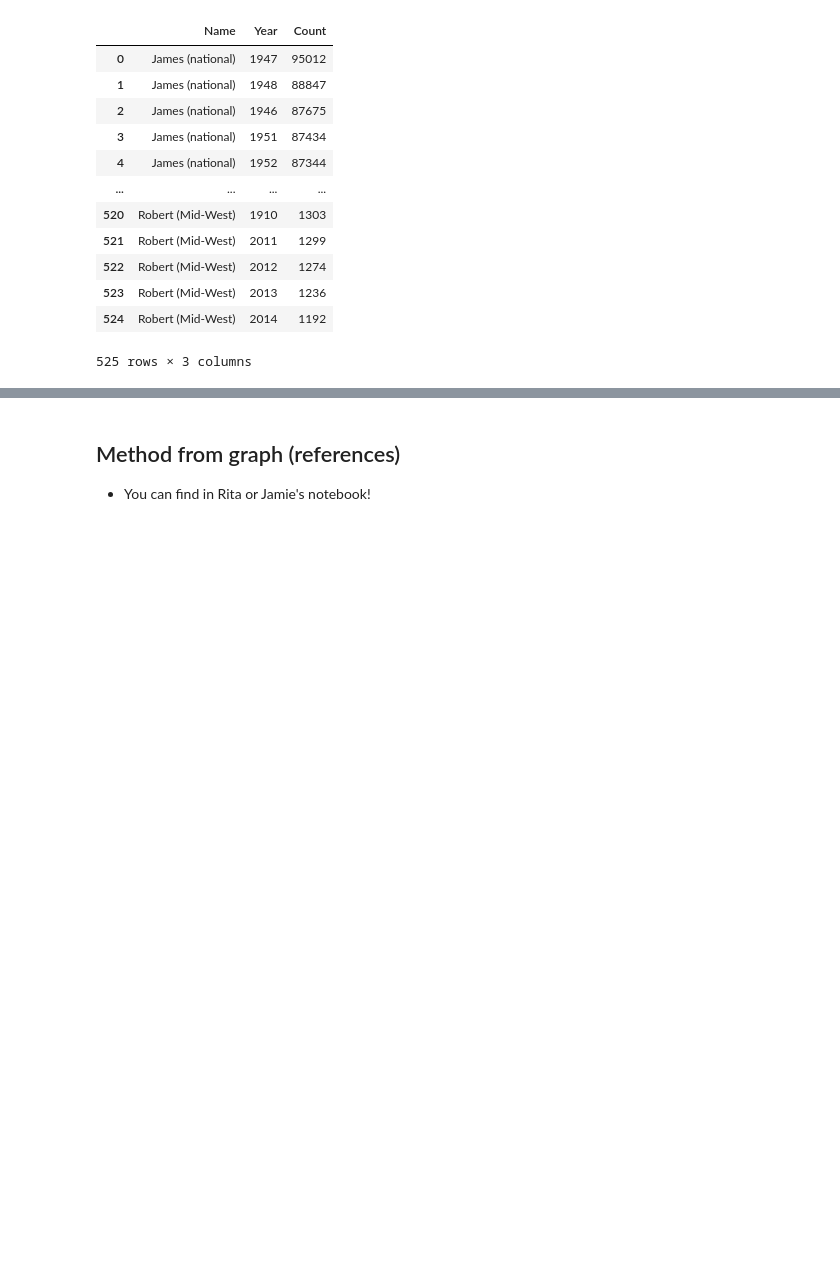
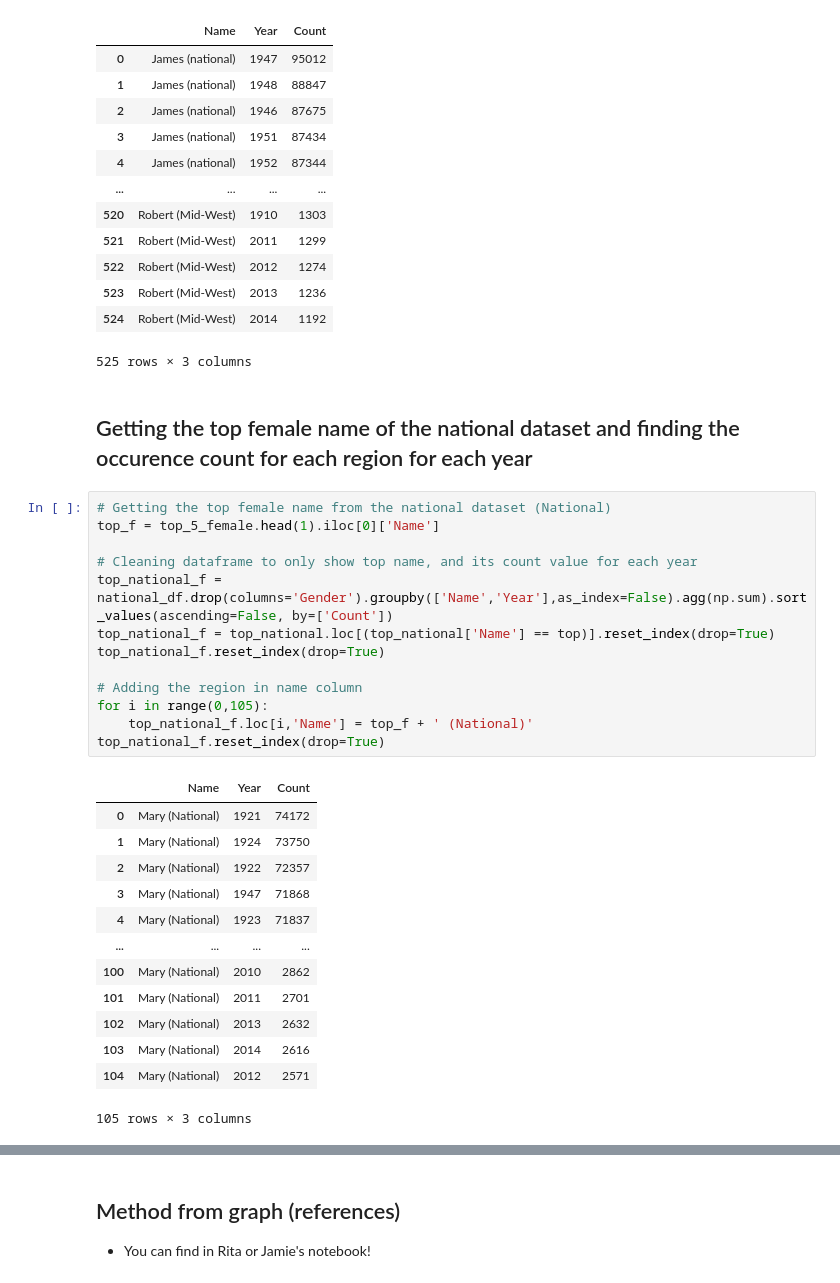
Before and after one commit to data301-2020-winter2/course-project-group_1039, a Jupyter notebook: analysis/submitted/analysis.ipynb, the cells around one changed output, grey strips where cells are left out. Cells and saved outputs as stored; diff of their text form; blank space fills up the shorter version.

```diff
--- a/analysis/submitted/analysis.ipynb
+++ b/analysis/submitted/analysis.ipynb
@@ -420,3 +415,32 @@ merged_df
 | 523 | Robert (Mid-West) | 2013 | 1236 |
 | 524 | Robert (Mid-West) | 2014 | 1192 |
 525 rows × 3 columns
+# %% [markdown]
+## Getting the top female name of the national dataset and finding the occurence count for each region for each year
+# %%
+# Getting the top female name from the national dataset (National)
+top_f = top_5_female.head(1).iloc[0]['Name']
+
+# Cleaning dataframe to only show top name, and its count value for each year
+top_national_f = national_df.drop(columns='Gender').groupby(['Name','Year'],as_index=False).agg(np.sum).sort_values(ascending=False, by=['Count'])
+top_national_f = top_national.loc[(top_national['Name'] == top)].reset_index(drop=True)
+top_national_f.reset_index(drop=True)
+
+# Adding the region in name column
+for i in range(0,105):
+    top_national_f.loc[i,'Name'] = top_f + ' (National)'
+top_national_f.reset_index(drop=True)
+# %% [output]
+|  | Name | Year | Count |
+| 0 | Mary (National) | 1921 | 74172 |
+| 1 | Mary (National) | 1924 | 73750 |
+| 2 | Mary (National) | 1922 | 72357 |
+| 3 | Mary (National) | 1947 | 71868 |
+| 4 | Mary (National) | 1923 | 71837 |
+| ... | ... | ... | ... |
+| 100 | Mary (National) | 2010 | 2862 |
+| 101 | Mary (National) | 2011 | 2701 |
+| 102 | Mary (National) | 2013 | 2632 |
+| 103 | Mary (National) | 2014 | 2616 |
+| 104 | Mary (National) | 2012 | 2571 |
+105 rows × 3 columns
```
Also changed, not shown: parts of 10 cells of this notebook.
